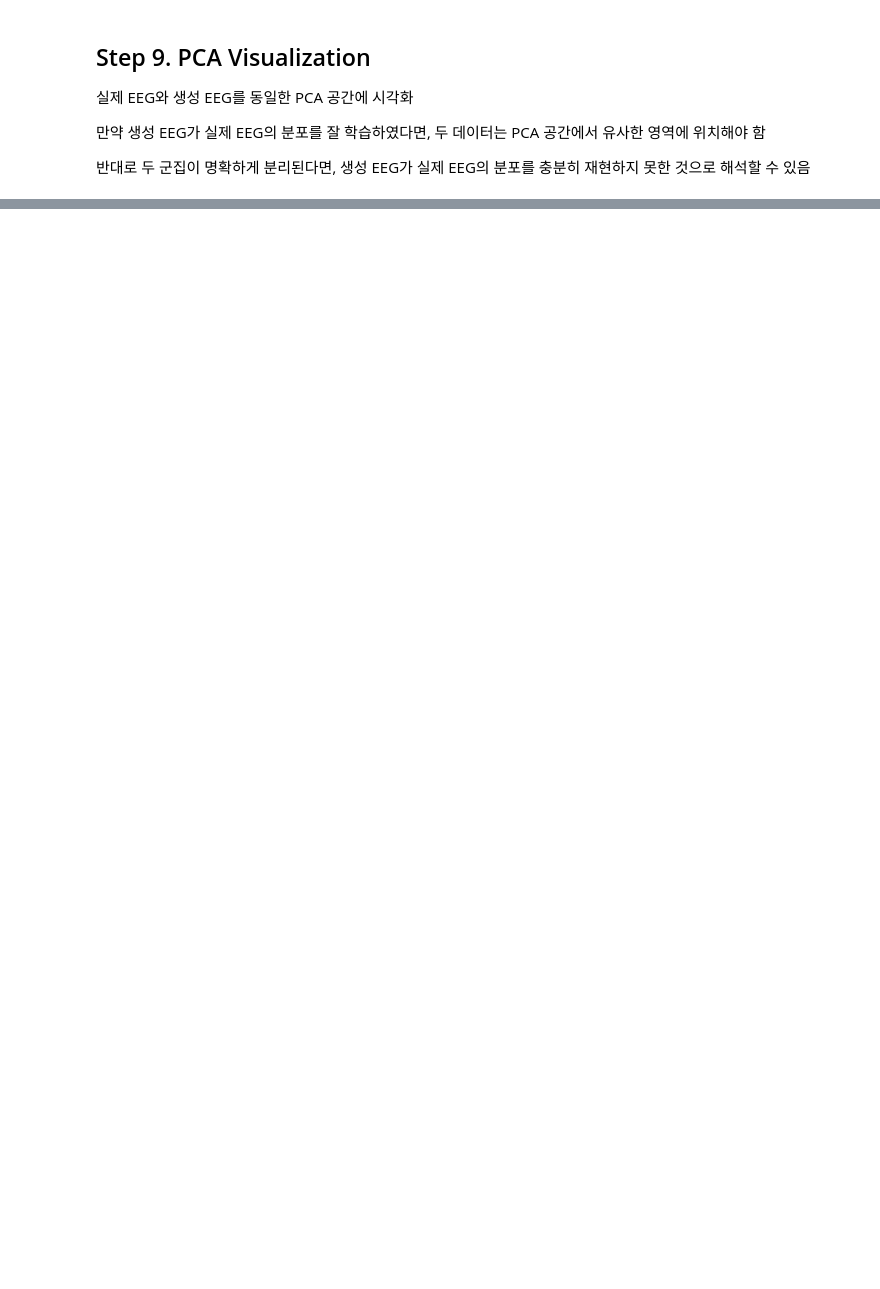
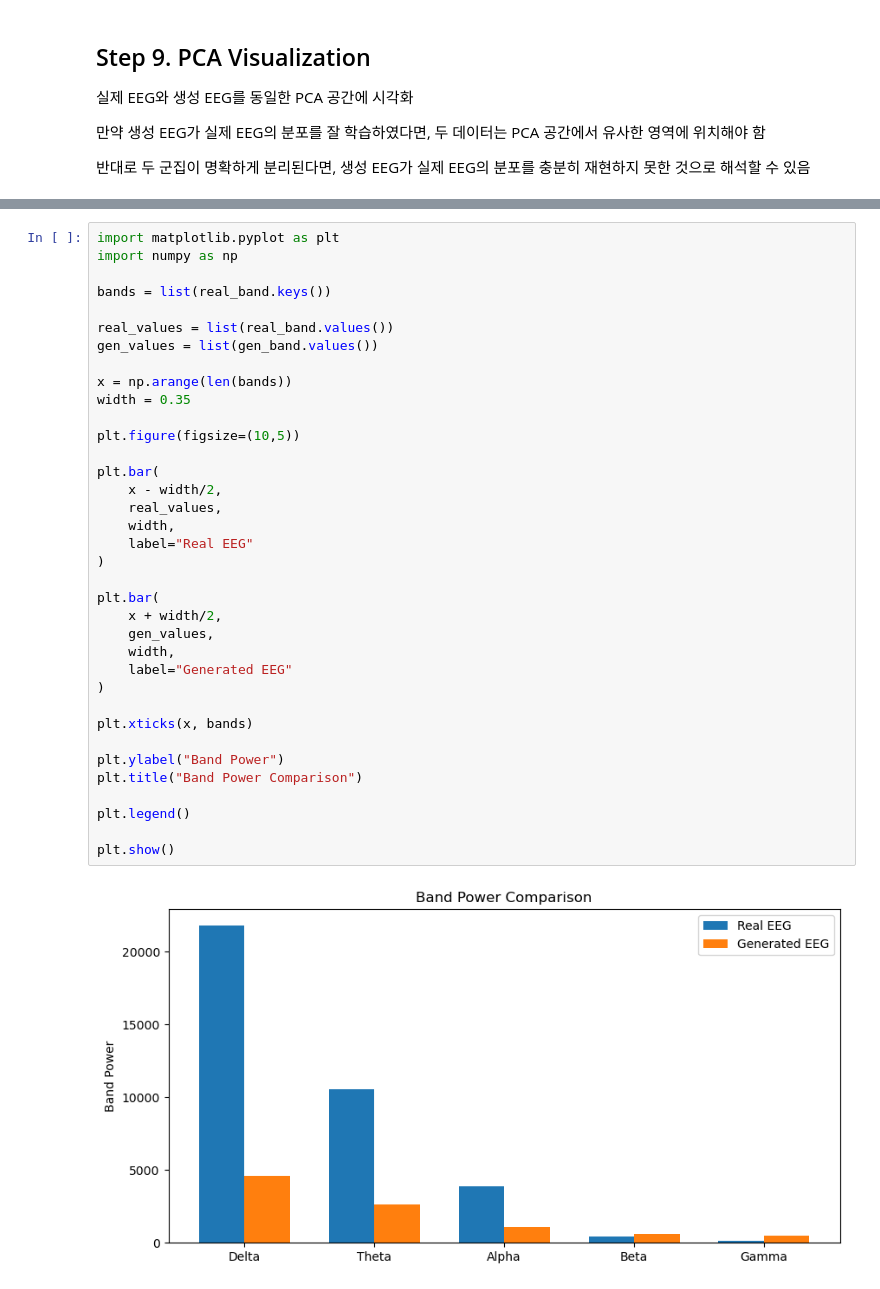
Before and after one commit to pitzsb1/NeuroDiffusion, a Jupyter notebook: code/NeuroDiffusion_code.ipynb, the cells around one changed output, grey strips where cells are left out. Saved outputs shown, nothing was run; the diff lists cells and outputs as text; blank space fills up the shorter version.

```diff
--- a/code/NeuroDiffusion_code.ipynb
+++ b/code/NeuroDiffusion_code.ipynb
@@ -1638,0 +1684,38 @@ plt.show()
+# %%
+import matplotlib.pyplot as plt
+import numpy as np
+
+bands = list(real_band.keys())
+
+real_values = list(real_band.values())
+gen_values = list(gen_band.values())
+
+x = np.arange(len(bands))
+width = 0.35
+
+plt.figure(figsize=(10,5))
+
+plt.bar(
+    x - width/2,
+    real_values,
+    width,
+    label="Real EEG"
+)
+
+plt.bar(
+    x + width/2,
+    gen_values,
+    width,
+    label="Generated EEG"
+)
+
+plt.xticks(x, bands)
+
+plt.ylabel("Band Power")
+plt.title("Band Power Comparison")
+
+plt.legend()
+
+plt.show()
+# %% [output]
+[figure, added]
```
Also changed, not shown: parts of 14 cells of this notebook, 1 other file.
